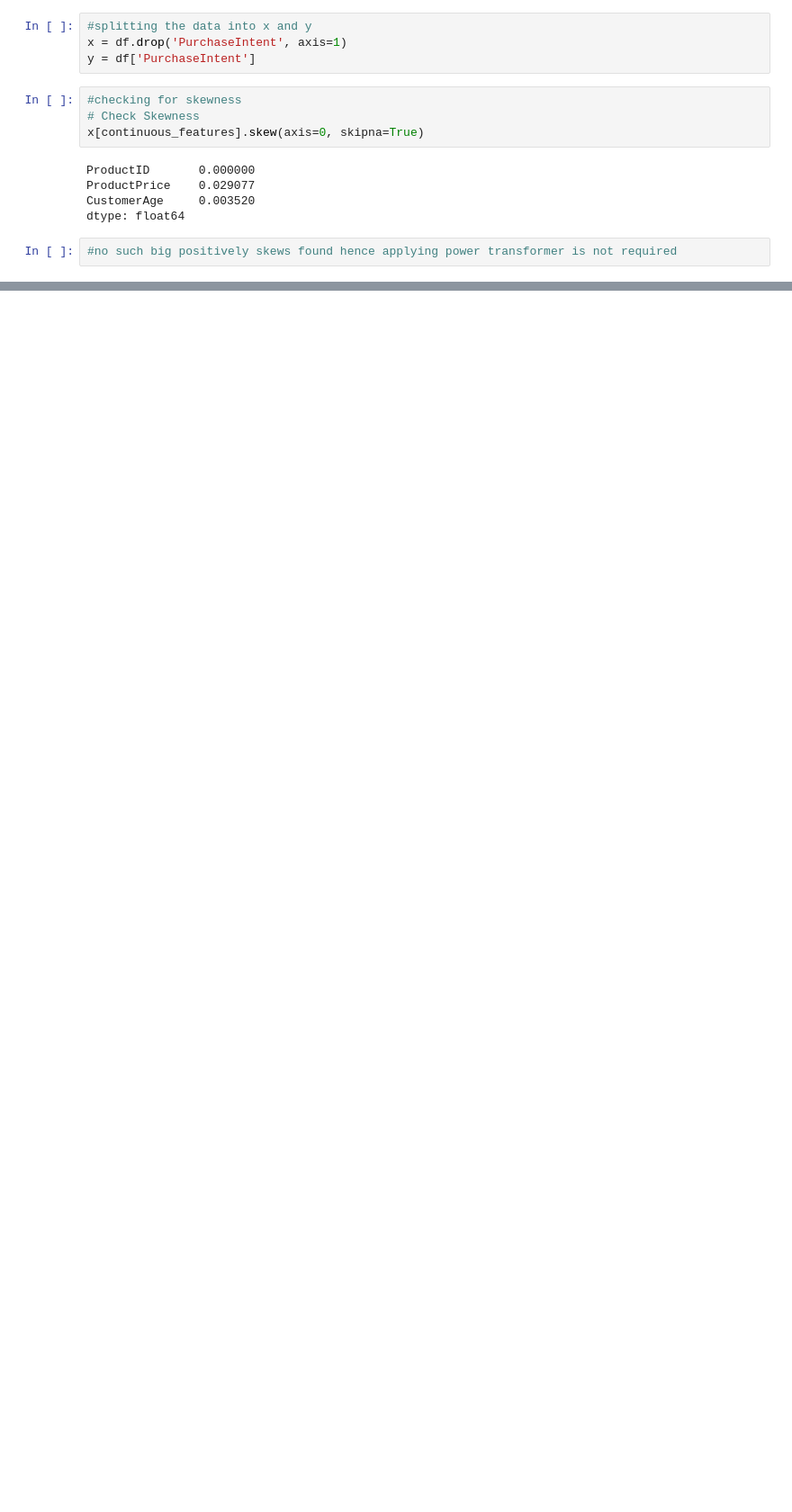
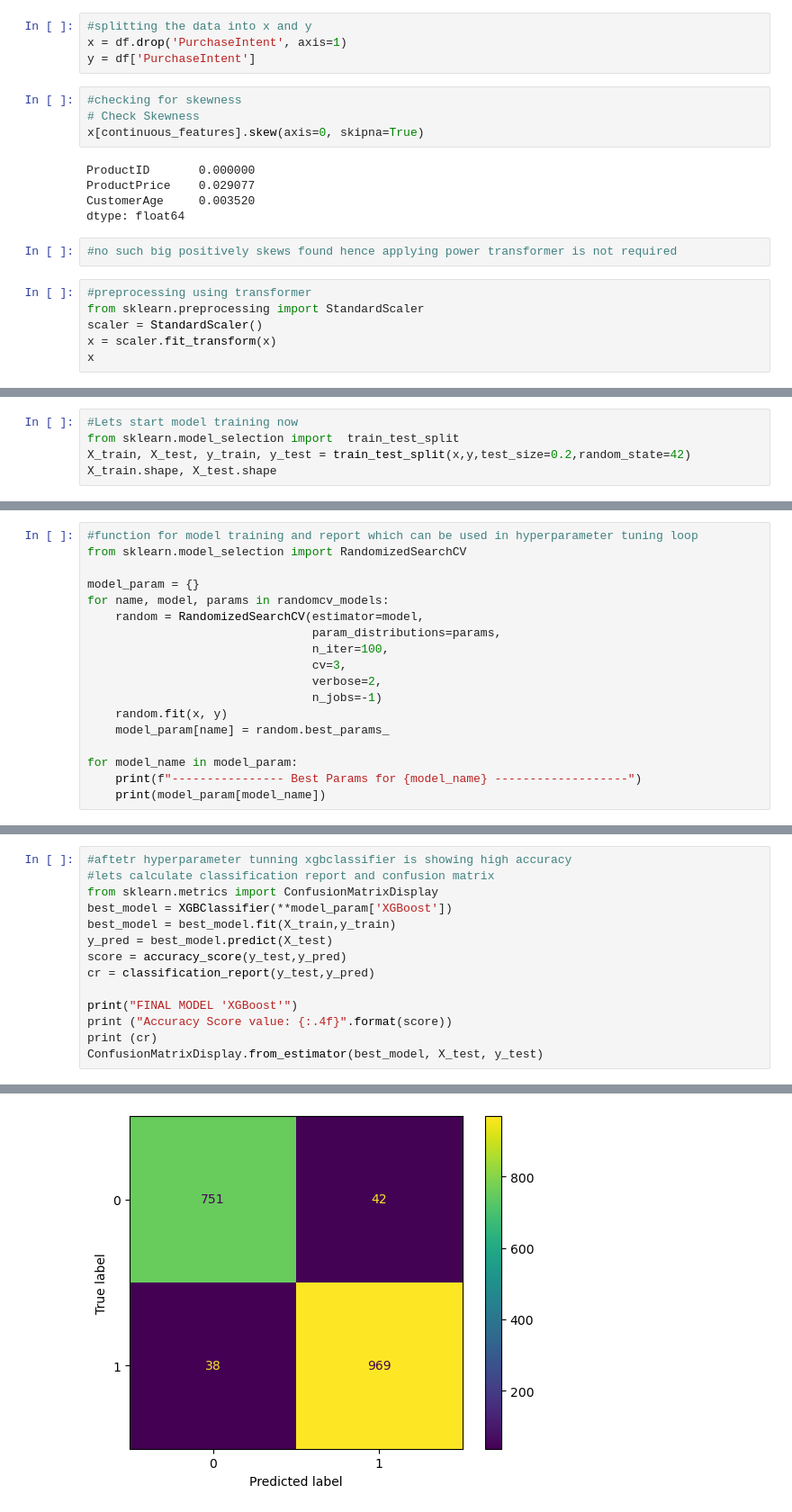
Before and after one commit to ViSiOnOp19cr/electric_item_purchase_prediction, a Jupyter notebook: electric_item_purchase_prediction/main.ipynb, the cells around one changed output, grey strips where cells are left out. Shown at 90% size. Saved outputs shown, nothing was run; the diff lists cells and outputs as text; blank space fills up the shorter version.

```diff
--- a/electric_item_purchase_prediction/main.ipynb
+++ b/electric_item_purchase_prediction/main.ipynb
@@ -199,3 +199,9 @@ CustomerAge     0.003520
 dtype: float64
 # %%
 #no such big positively skews found hence applying power transformer is not required
+# %%
+#preprocessing using transformer
+from sklearn.preprocessing import StandardScaler
+scaler = StandardScaler()
+x = scaler.fit_transform(x)
+x
@@ -201,0 +222,5 @@ dtype: float64
+# %%
+#Lets start model training now
+from sklearn.model_selection import  train_test_split
+X_train, X_test, y_train, y_test = train_test_split(x,y,test_size=0.2,random_state=42)
+X_train.shape, X_test.shape
@@ -201,0 +372,18 @@ dtype: float64
+# %%
+#function for model training and report which can be used in hyperparameter tuning loop
+from sklearn.model_selection import RandomizedSearchCV
+
+model_param = {}
+for name, model, params in randomcv_models:
+    random = RandomizedSearchCV(estimator=model,
+                                param_distributions=params,
+                                n_iter=100,
+                                cv=3,
+                                verbose=2,
+                                n_jobs=-1)
+    random.fit(x, y)
+    model_param[name] = random.best_params_
+
+for model_name in model_param:
+    print(f"---------------- Best Params for {model_name} -------------------")
+    print(model_param[model_name])
@@ -201,0 +444,15 @@ dtype: float64
+# %%
+#aftetr hyperparameter tunning xgbclassifier is showing high accuracy
+#lets calculate classification report and confusion matrix
+from sklearn.metrics import ConfusionMatrixDisplay
+best_model = XGBClassifier(**model_param['XGBoost'])
+best_model = best_model.fit(X_train,y_train)
+y_pred = best_model.predict(X_test)
+score = accuracy_score(y_test,y_pred)
+cr = classification_report(y_test,y_pred)
+
+print("FINAL MODEL 'XGBoost'")
+print ("Accuracy Score value: {:.4f}".format(score))
+print (cr)
+ConfusionMatrixDisplay.from_estimator(best_model, X_test, y_test)
+# %% [output]
@@ -201,0 +470 @@ dtype: float64
+[figure, added]
```
Also changed, not shown: parts of 16 cells of this notebook, 5 other files.
